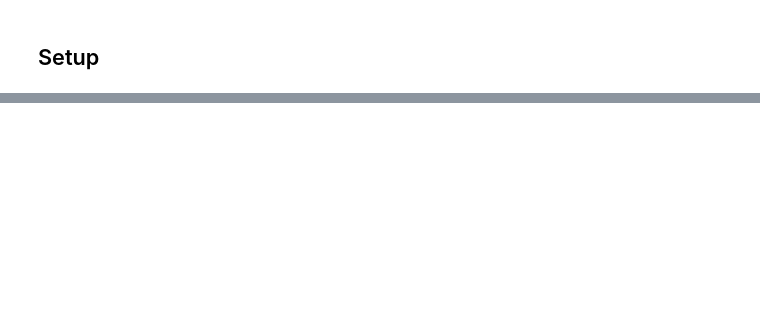
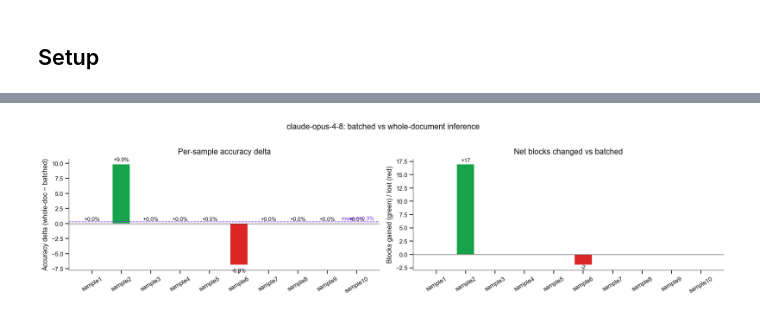
Before and after one commit to fairdataihub/dmpbridge, a Jupyter notebook: notebooks/experiments/01_whole_doc_prompt.ipynb, the cells around one changed output, grey strips where cells are left out. Saved outputs shown, nothing was run; the diff lists cells and outputs as text; code cells hidden in the pictures; blank space fills up the shorter version.

```diff
--- a/notebooks/experiments/01_whole_doc_prompt.ipynb
+++ b/notebooks/experiments/01_whole_doc_prompt.ipynb
@@ -368,0 +296,82 @@ Whole-doc Claude LOSES to llama3.3-70b: 2 blocks
+# %%
+if "claude batch" not in ACTIVE or "claude whole-doc" not in ACTIVE:
+    print("Claude whole-doc data not available — skipping delta analysis.")
+else:
+    df_b = ACTIVE["claude batch"][0]
+    df_w = ACTIVE["claude whole-doc"][0]
+
+    merged = (
+        df_b[["sample", "accuracy", "correct", "total"]]
+        .rename(columns={"accuracy": "acc_b", "correct": "cor_b", "total": "tot"})
+        .merge(
+            df_w[["sample", "accuracy", "correct"]]
+            .rename(columns={"accuracy": "acc_w", "correct": "cor_w"}),
+            on="sample"
+        )
+    )
+    merged["delta"]  = merged["acc_w"] - merged["acc_b"]
+    merged["gained"] = merged["cor_w"] - merged["cor_b"]
+    merged = merged.sort_values("sample", key=lambda s: s.map(_snum))
+
+    fig, axes = plt.subplots(1, 2, figsize=(16, 4))
+
+    # Left: accuracy delta
+    ax = axes[0]
+    colors_d = ["#16a34a" if d >= 0 else "#dc2626" for d in merged["delta"]]
+    bars = ax.bar(merged["sample"], merged["delta"] * 100,
+                  color=colors_d, edgecolor="white", width=0.6)
+    for bar, d in zip(bars, merged["delta"] * 100):
+        ypos = bar.get_height() + (0.3 if d >= 0 else -1.4)
+        ax.text(bar.get_x() + bar.get_width() / 2, ypos,
+                f"{'+' if d>=0 else ''}{d:.1f}%",
+                ha="center", va="bottom", fontsize=9)
+    ax.axhline(0, color="#444", linewidth=0.8)
+    avg = merged["delta"].mean() * 100
+    ax.axhline(avg, color="#7c3aed", linestyle="--", linewidth=1)
+    ax.text(len(merged) - 0.4, avg + 0.3,
+            f"mean={avg:+.1f}%", ha="right", fontsize=9, color="#7c3aed")
+    ax.set_ylabel("Accuracy delta (whole-doc − batched)")
+    ax.set_title("Per-sample accuracy delta", pad=8)
+    ax.tick_params(axis="x", rotation=30)
+    sns.despine(ax=ax)
+
+    # Right: net blocks changed
+    ax = axes[1]
+    colors_g = ["#16a34a" if g > 0 else ("#dc2626" if g < 0 else "#94a3b8")
+                for g in merged["gained"]]
+    ax.bar(merged["sample"], merged["gained"],
+           color=colors_g, edgecolor="white", width=0.6)
+    for xi, (_, r) in enumerate(merged.iterrows()):
+        if r["gained"] != 0:
+            ypos = r["gained"] + (0.2 if r["gained"] > 0 else -0.9)
+            ax.text(xi, ypos,
+                    f"{'+' if r['gained']>0 else ''}{int(r['gained'])}",
+                    ha="center", va="bottom", fontsize=9)
+    ax.axhline(0, color="#444", linewidth=0.8)
+    ax.set_ylabel("Blocks gained (green) / lost (red)")
+    ax.set_title("Net blocks changed vs batched", pad=8)
+    ax.tick_params(axis="x", rotation=30)
+    sns.despine(ax=ax)
+
+    plt.suptitle("claude-opus-4-8: batched vs whole-document inference",
+                 fontsize=13, y=1.02)
+    plt.tight_layout()
+    plt.show()
+
+    # Detail table
+    print(f"\n  {'Sample':<12}  {'Batched':>9}  {'Whole-doc':>10}  {'Delta':>8}  {'Net blocks':>11}")
+    print("  " + "-" * 58)
+    for _, r in merged.iterrows():
+        print(f"  {r['sample']:<12}  {r['acc_b']*100:>8.1f}%"
+              f"  {r['acc_w']*100:>9.1f}%"
+              f"  {'+' if r['delta']>=0 else ''}{r['delta']*100:>7.1f}%"
+              f"  {'+' if r['gained']>=0 else ''}{int(r['gained']):>10}")
+    print("  " + "-" * 58)
+    tb = df_b["correct"].sum() / df_b["total"].sum()
+    tw = df_w["correct"].sum() / df_w["total"].sum()
+    net = int(df_w["correct"].sum() - df_b["correct"].sum())
+    print(f"  {'OVERALL':<12}  {tb*100:>8.1f}%  {tw*100:>9.1f}%"
+          f"  {'+' if (tw-tb)>=0 else ''}{(tw-tb)*100:>7.1f}%"
+          f"  {'+' if net>=0 else ''}{net:>10}")
+# %% [output]
+[figure, added]
```
Also changed, not shown: parts of 35 cells of this notebook, 13 other files.
